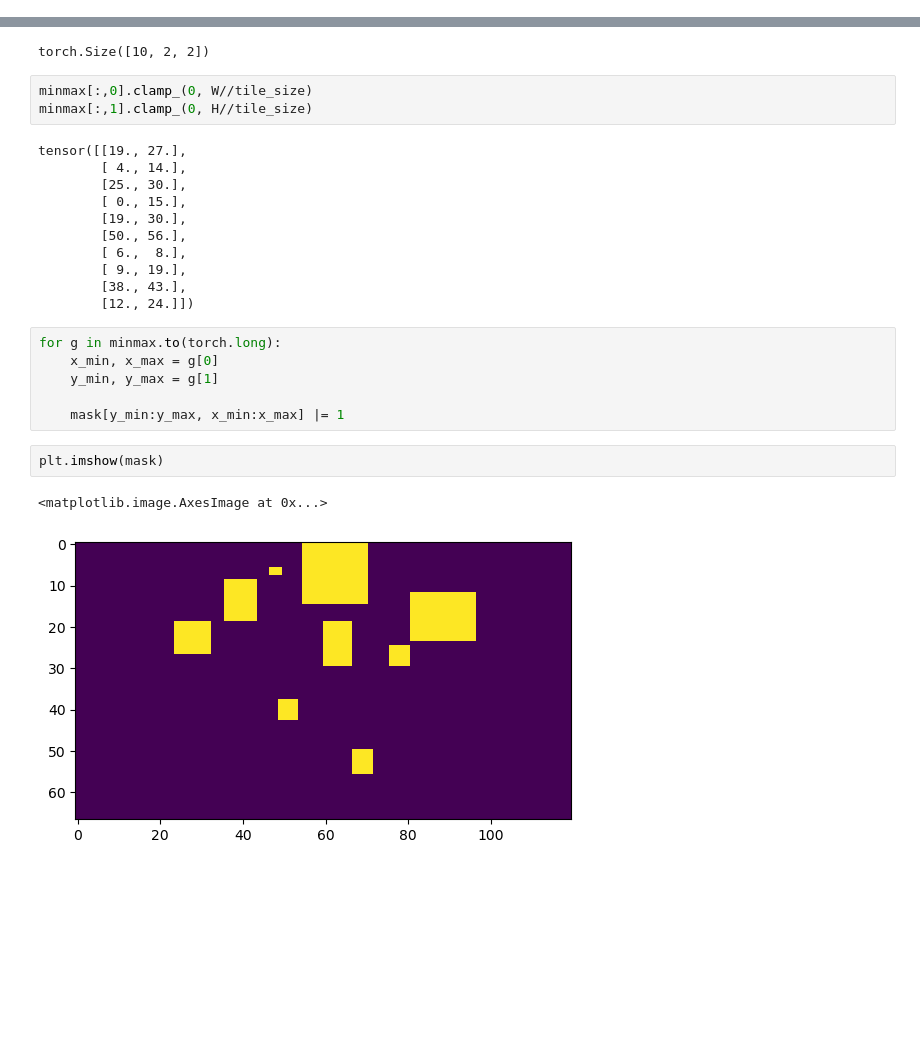
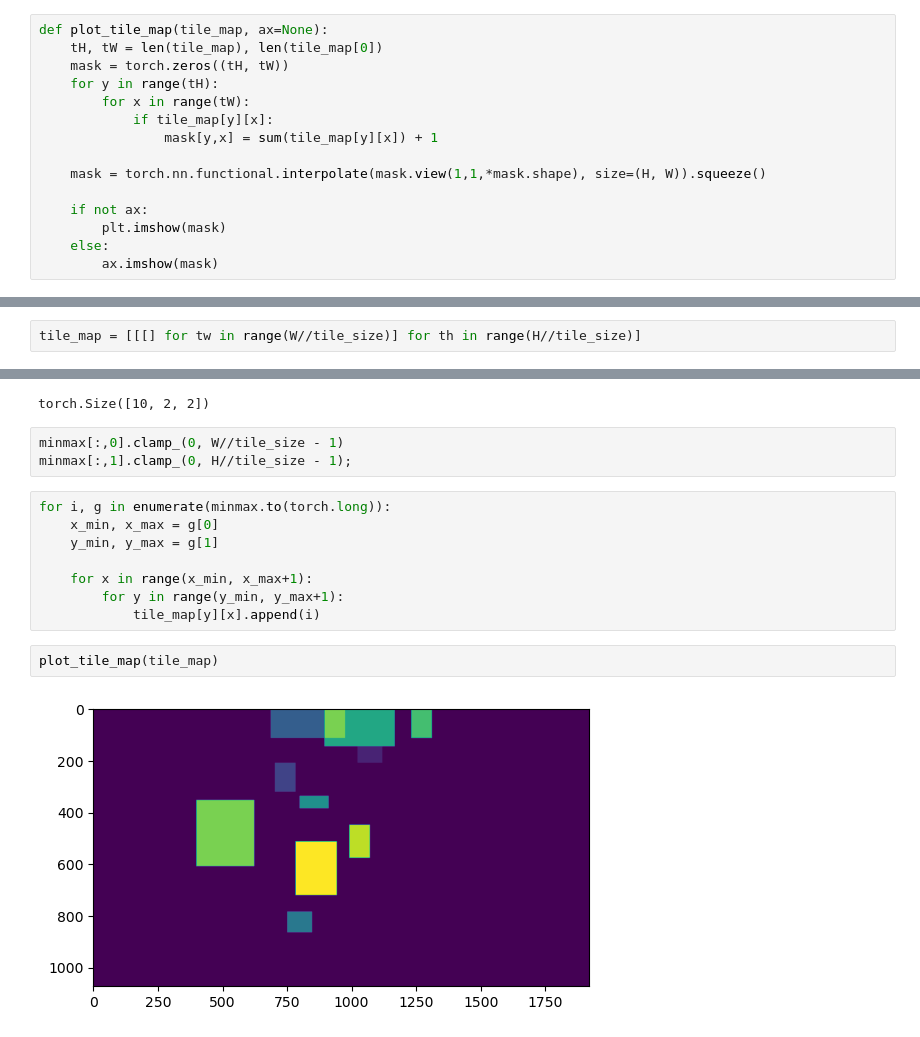
Before and after one commit to myasincifci/gaussian-splatting, a Jupyter notebook: notebooks/rendering_final.ipynb, the cells around one changed output, grey strips where cells are left out. Saved outputs shown, nothing was run; the diff lists cells and outputs as text; blank space fills up the shorter version.

Commit message:
tiles computed correctly

```diff
--- a/notebooks/rendering_final.ipynb
+++ b/notebooks/rendering_final.ipynb
@@ -187,5 +112,20 @@ for box in rot_box:
 W, H
 # %% [output]
 (1920, 1072)
+# %%
+def plot_tile_map(tile_map, ax=None):
+    tH, tW = len(tile_map), len(tile_map[0])
+    mask = torch.zeros((tH, tW))
+    for y in range(tH):
+        for x in range(tW):
+            if tile_map[y][x]:
+                mask[y,x] = sum(tile_map[y][x]) + 1
+
+    mask = torch.nn.functional.interpolate(mask.view(1,1,*mask.shape), size=(H, W)).squeeze()
+
+    if not ax:
+        plt.imshow(mask)
+    else:
+        ax.imshow(mask)
 # %%
 tile_size = 16
@@ -194,3 +132,5 @@ mask = torch.zeros((H//tile_size, W//tile_size), dtype=torch.long)
+# %%
+tile_map = [[[] for tw in range(W//tile_size)] for th in range(H//tile_size)]
 # %%
 minmax = torch.cat(((rot_box.amin(dim=1) / tile_size).floor()[:,:,None], (rot_box.amax(dim=1) / tile_size).ceil()[:,:,None]), dim=2)
 # %%
@@ -198,27 +138,17 @@ minmax.shape # N, (X,Y), (Min,Max)
 # %% [output]
 torch.Size([10, 2, 2])
 # %%
-minmax[:,0].clamp_(0, W//tile_size)
-minmax[:,1].clamp_(0, H//tile_size)
+minmax[:,0].clamp_(0, W//tile_size - 1)
+minmax[:,1].clamp_(0, H//tile_size - 1);
-# %% [output]
-tensor([[19., 27.],
-        [ 4., 14.],
-        [25., 30.],
-        [ 0., 15.],
-        [19., 30.],
-        [50., 56.],
-        [ 6.,  8.],
-        [ 9., 19.],
-        [38., 43.],
-        [12., 24.]])
 # %%
-for g in minmax.to(torch.long):
+for i, g in enumerate(minmax.to(torch.long)):
     x_min, x_max = g[0]
     y_min, y_max = g[1]
 
-    mask[y_min:y_max, x_min:x_max] |= 1
+    for x in range(x_min, x_max+1):
+        for y in range(y_min, y_max+1):
+            tile_map[y][x].append(i)
-# %%
-plt.imshow(mask)
-# %% [output]
-<matplotlib.image.AxesImage at 0x...>
-[figure, removed]
+# %%
+plot_tile_map(tile_map)
+# %% [output]
+[figure, added]
```
Also changed, not shown: parts of 16 cells of this notebook, 1 other file.
